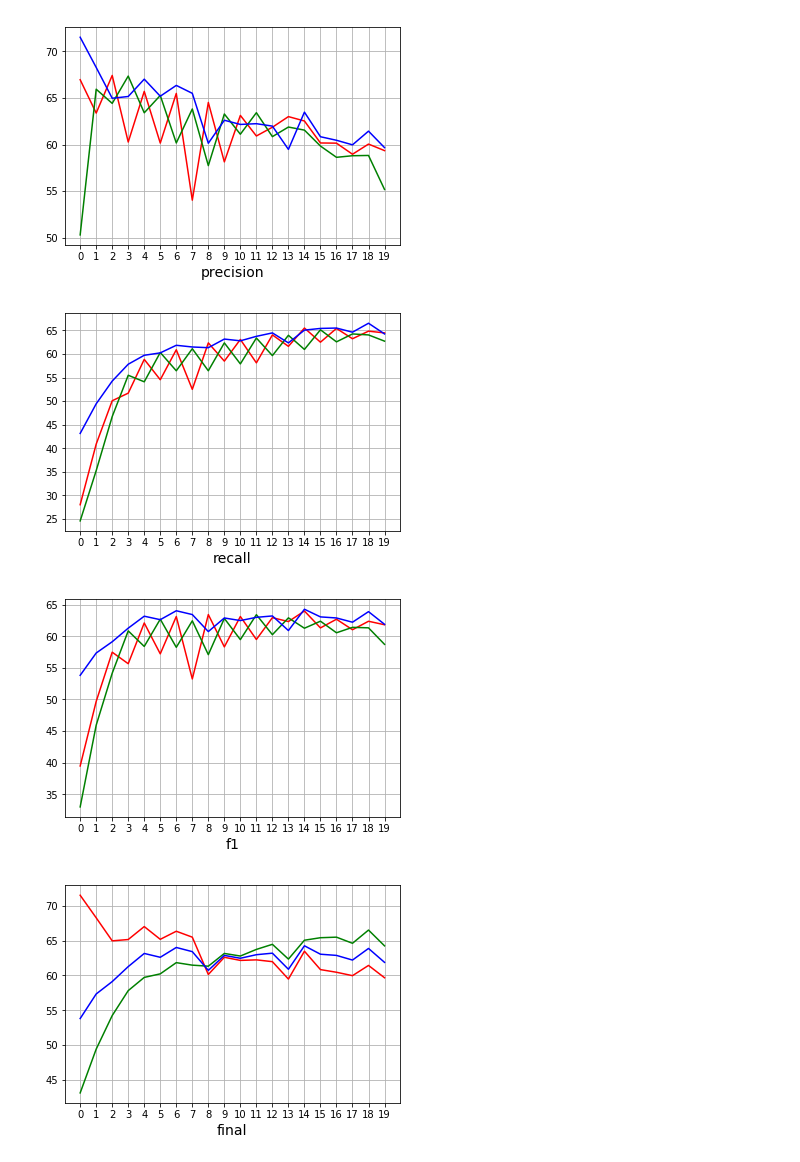
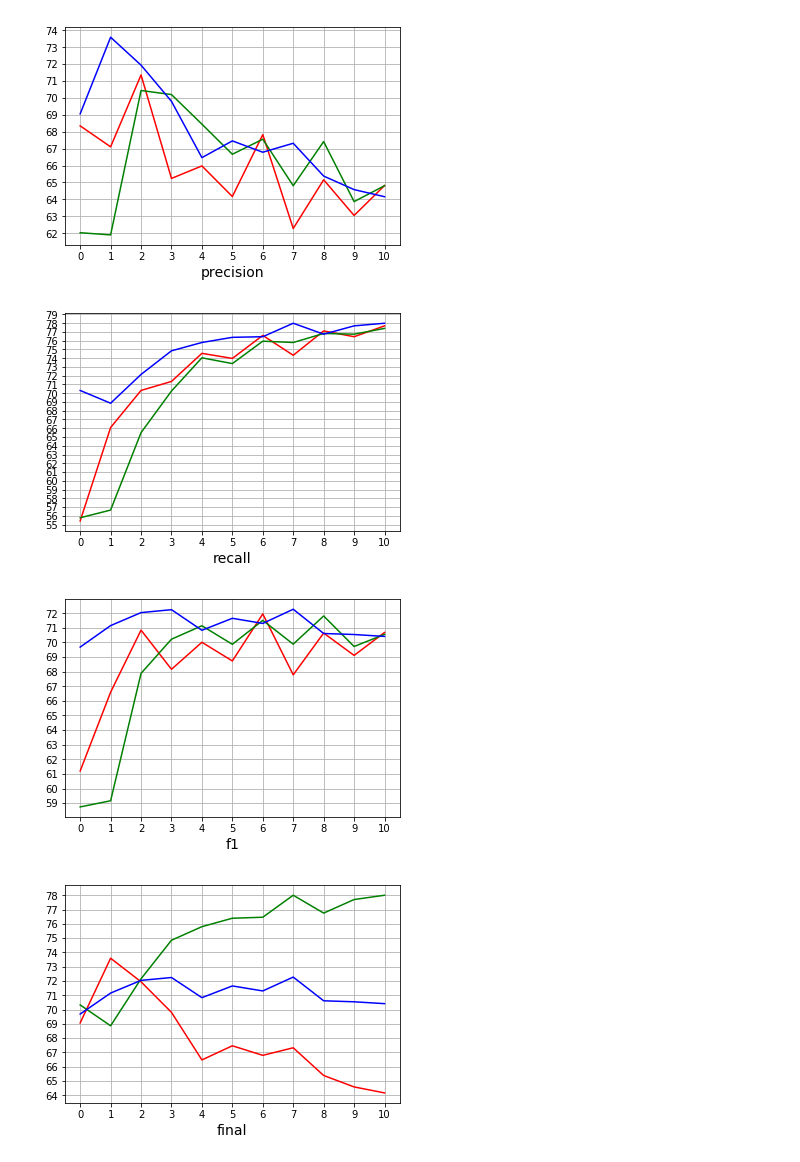
Before and after one commit to xxlxx1/AutoIE, a Jupyter notebook: Untitled.ipynb, the cells around one changed output. Saved outputs shown, nothing was run; the diff lists cells and outputs as text; code cells hidden in the pictures.

```diff
--- a/Untitled.ipynb
+++ b/Untitled.ipynb
@@ -1,5 +1,6 @@
 # %%
-txt_path = "gpu_1_bs_32_20 (2).log"
+# txt_path = "gpu_1_bs_32_20 (2).log"
+txt_path = "nouseo.log"
 lines = []
 with open(txt_path, "r", encoding="utf-8") as f:
     for line in f:
@@ -33,39 +34,41 @@ from matplotlib.pyplot import MultipleLocator
 
 
 def draw_one(y1, y2, y3,name):
+    y1 = y1[-len(y3):]
+    y2 = y2[-len(y3):]
     plt.plot(y1[29:][::30],c='red')
     plt.plot(y2[29:][::30],c='green')
     plt.plot(y3[29:][::30],c='blue')
 
     # 获取图的坐标信息
     ax = plt.gca()
     x_major_locator=MultipleLocator(1)
     ax.xaxis.set_major_locator(x_major_locator)
 
-    y_major_locator=MultipleLocator(5)
+    y_major_locator=MultipleLocator(1)
     ax.yaxis.set_major_locator(y_major_locator)
     plt.xlabel(name ,fontsize=14)
 
     plt.grid()
     plt.show()
 
 draw_one(bert1_result[0], bert2_result[0],bert_final_result[0], "precision")
 draw_one(bert1_result[1], bert2_result[1],bert_final_result[1], "recall")
 draw_one(bert1_result[2], bert2_result[2],bert_final_result[2], "f1")
 
 draw_one(bert_final_result[0], bert_final_result[1],bert_final_result[2], "final")
 # draw_one(bert2_result[0], "bert 2 precision")
 # draw_one(bert_final_result[0],"bert final precision")
 
 # draw_one(bert1_result[1], "bert 1 recall")
 # draw_one(bert2_result[1], "bert 2 recall")
 # draw_one(bert_final_result[1],"bert final recall")
 
 # draw_one(bert1_result[2], "bert 1 f1")
 # draw_one(bert2_result[2], "bert 2 f1")
 # draw_one(bert_final_result[2],"bert final f1")
 # %% [output]
-[figure, old version]
+[figure, new version]
-[figure, old version]
+[figure, new version]
-[figure, old version]
+[figure, new version]
-[figure, old version]
+[figure, new version]
```
Also changed, not shown: 6 other files.
